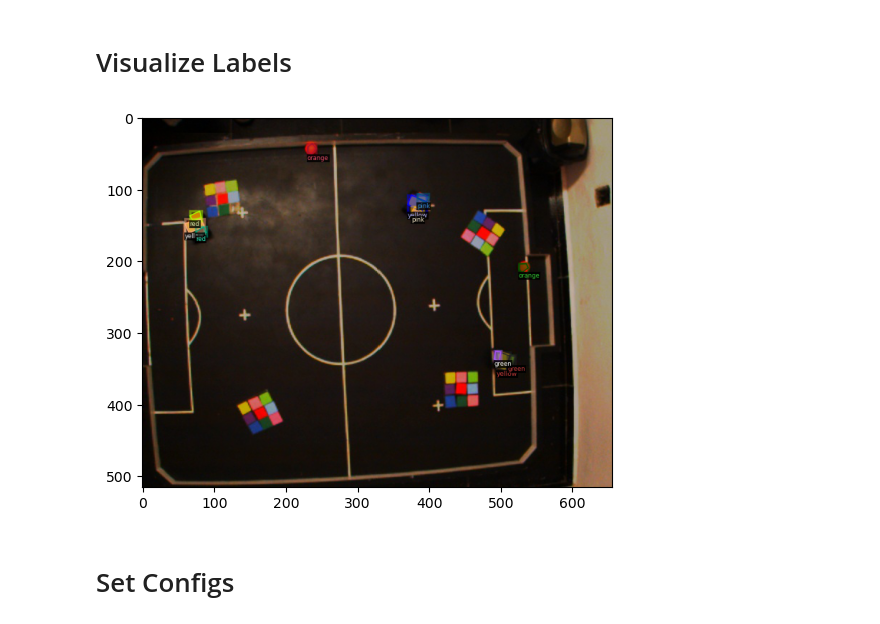
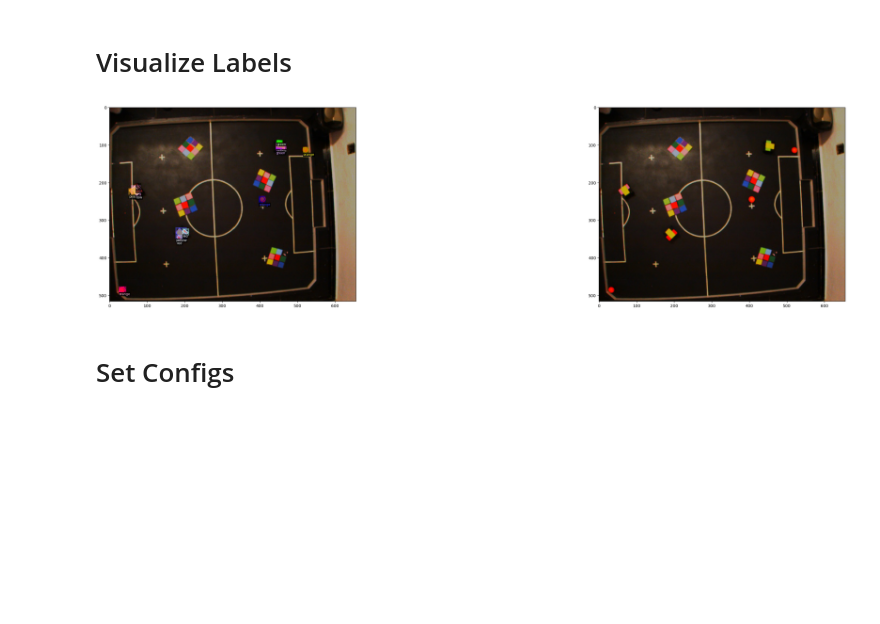
Before and after one commit to SteliosKarvanis/detectron2-to-calibrate-colors, a Jupyter notebook: first.ipynb, the cells around one changed output. Saved outputs shown, nothing was run; the diff lists cells and outputs as text; code cells hidden in the pictures; blank space fills up the shorter version.

```diff
--- a/first.ipynb
+++ b/first.ipynb
@@ -29,7 +27,8 @@ dataset_dir = "dataset/"
 train_dir = dataset_dir + "train"
 val_dir = dataset_dir + "val"
 test_dir = dataset_dir + "test"
-#classes = ["red", "pink", "yellow", "blue", "orange", "green"]
-classes = ["red", "pink", "yellow", "orange", "green"]
+classes = ["red", "pink", "yellow", "blue", "orange", "green"]
+#classes = ["red", "pink", "yellow", "orange", "green"]
 camera_rows = 516
 camera_cols = 656
+train_ratio = 0.75
@@ -45,7 +66,7 @@ def get_data(img_dir):
 
         record = {}
 
-        img = os.path.join(img_dir, img_label["imagePath"])
+        img = os.path.join(img_dir, filename.removesuffix('.json') + str('.jpg'))
 
         record["file_name"] = img
         record["height"] = camera_rows
@@ -77,16 +98,20 @@ for d in ["train", "val", "test"]:
 # %% [markdown]
 # Visualize Labels
 # %%
+plt.figure(figsize=(40,40))
 dataset_dicts = get_data(train_dir)
 train_metadata = MetadataCatalog.get("train")
 test_metadata = MetadataCatalog.get("test")
-for d in random.sample(dataset_dicts, 1):
+for row, d in enumerate(random.sample(dataset_dicts, 1)):
     img = cv2.imread(d["file_name"])
     visualizer = Visualizer(img[:, :, ::-1], metadata=train_metadata, scale=1)
     out = visualizer.draw_dataset_dict(d)
+    plt.subplot(4, 2, 2*row+1)
     plt.imshow(out.get_image()[..., ::-1][..., ::-1])
+    plt.subplot(4, 2, 2*row+2)
+    plt.imshow(cv2.cvtColor(img.copy(), cv2.COLOR_BGR2RGB))
 # %% [output]
-[figure, old version]
+[figure, new version]
 # %% [markdown]
 # Set Configs
 # %%
```
Also changed, not shown: parts of 11 cells of this notebook, 32 other files.
